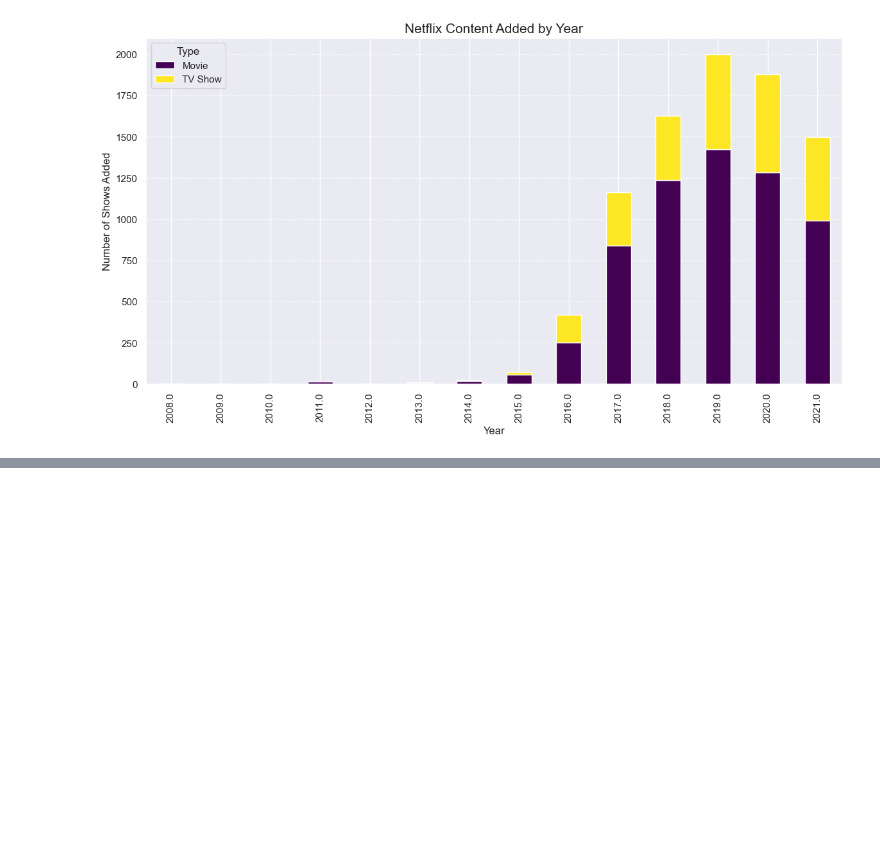
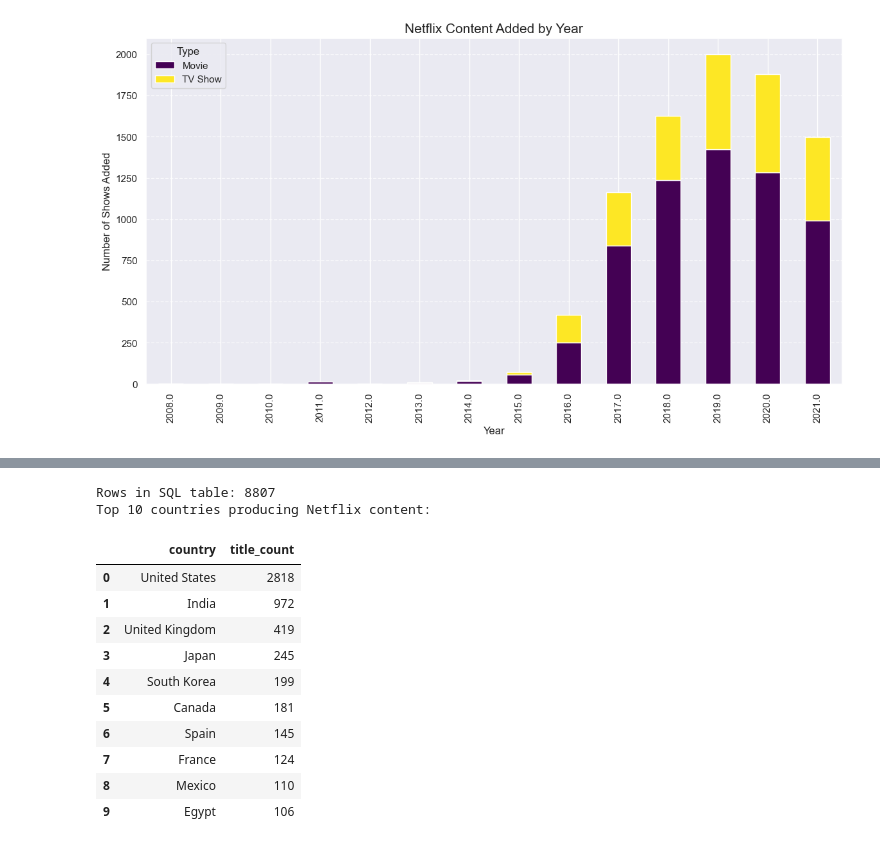
Before and after one commit to fluerasrux/netflix-analysis, a Jupyter notebook: NetflixDataAnalysis.ipynb, the cells around one changed output, grey strips where cells are left out. Cells and saved outputs as stored; diff of their text form; code cells hidden in the pictures; blank space fills up the shorter version.

```diff
--- a/NetflixDataAnalysis.ipynb
+++ b/NetflixDataAnalysis.ipynb
@@ -114,0 +186,39 @@ plt.show()
+# %%
+import sqlite3
+
+# Create a connection to a SQLite database
+conn = sqlite3.connect('netflix_data.db')
+
+# Save the dataframe to a SQL table
+df.to_sql('netflix_titles', conn, if_exists='replace', index=False)
+
+# Verify the data was loaded
+print(f"Rows in SQL table: {pd.read_sql('SELECT COUNT(*) FROM netflix_titles', conn).iloc[0, 0]}")
+
+# Example SQL query - Top 10 countries producing content
+query = """
+SELECT country, COUNT(*) as title_count
+FROM netflix_titles
+WHERE country IS NOT NULL AND country != ''
+GROUP BY country
+ORDER BY title_count DESC
+LIMIT 10
+"""
+
+top_countries = pd.read_sql(query, conn)
+print("Top 10 countries producing Netflix content:")
+top_countries
+# %% [output]
+Rows in SQL table: 8807
+Top 10 countries producing Netflix content:
+|  | country | title_count |
+| 0 | United States | 2818 |
+| 1 | India | 972 |
+| 2 | United Kingdom | 419 |
+| 3 | Japan | 245 |
+| 4 | South Korea | 199 |
+| 5 | Canada | 181 |
+| 6 | Spain | 145 |
+| 7 | France | 124 |
+| 8 | Mexico | 110 |
+| 9 | Egypt | 106 |
```
Also changed, not shown: parts of 5 cells of this notebook, 4 other files.
